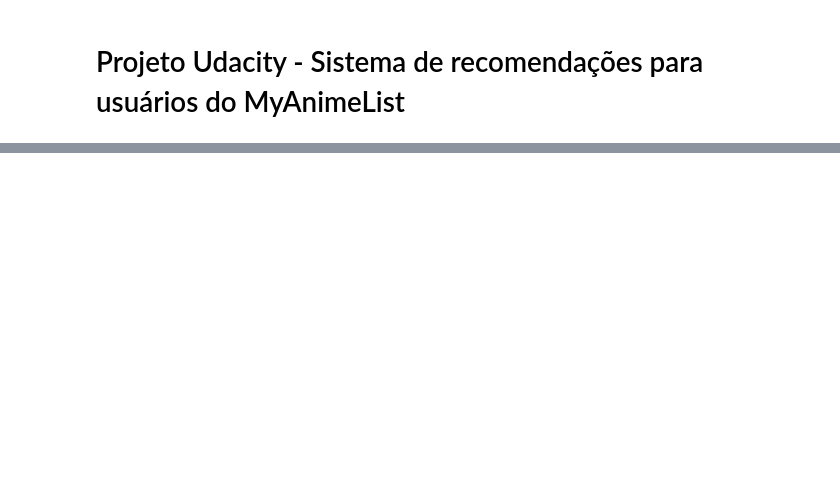
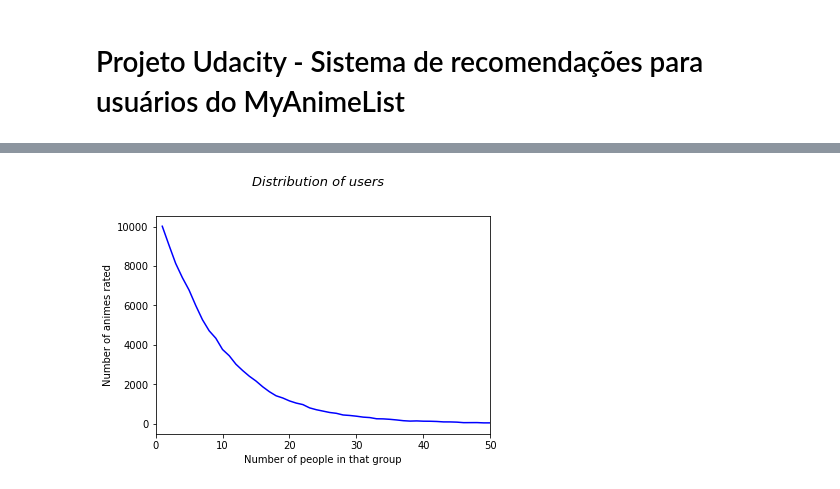
Before and after one commit to Martelloti/MyAnimeListRecSys, a Jupyter notebook: RecSys.ipynb, the cells around one changed output, grey strips where cells are left out. Saved outputs shown, nothing was run; the diff lists cells and outputs as text; code cells hidden in the pictures; blank space fills up the shorter version.

```diff
--- a/RecSys.ipynb
+++ b/RecSys.ipynb
@@ -46,0 +96,4 @@ AnimesDF.head()
+# %%
+#Grouping users whom had the same amount of animes rated
+UserRatedsAggregated = RatedsPerUser['animes_rated'].value_counts().reset_index().rename(columns={"animes_rated": "group_size", "index": "animes_rated"}).sort_values(by=['animes_rated'])
+UserRatedsAggregated.head(n = 30)
@@ -46,0 +151,13 @@ AnimesDF.head()
+# %%
+#As expected, most of our users have rated a lower amount of animes, but even so
+#I think we don't lose much information by excluding these customers for the user cold-start issue, so we will
+#create an abirtrary cut line of only analysing users that have interacted with at least 10 animes
+
+plt.suptitle("Distribution of users", fontsize=13, fontweight=0, color='black', style='italic', y=1.02)
+plt.plot('animes_rated', 'group_size', data = UserRatedsAggregated, color = 'blue')
+plt.xlabel('Number of people in that group')
+plt.ylabel('Number of animes rated')
+plt.xlim(left = 0, right = 50)
+plt.show()
+# %% [output]
+[figure, added]
```
Also changed, not shown: parts of 28 cells of this notebook, 1 other file.
